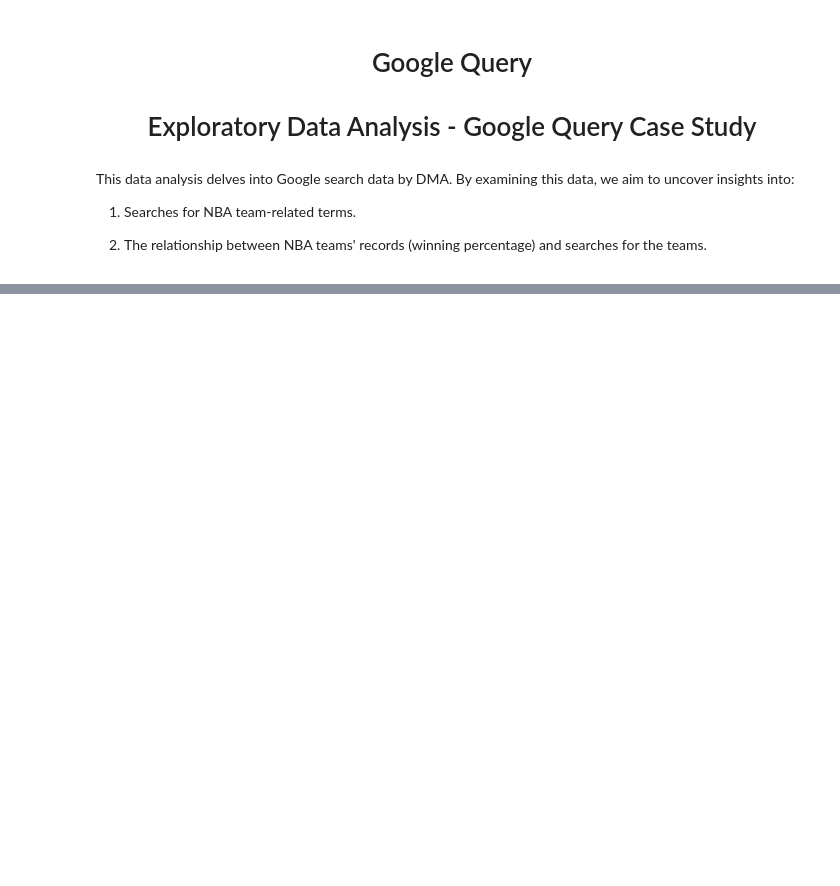
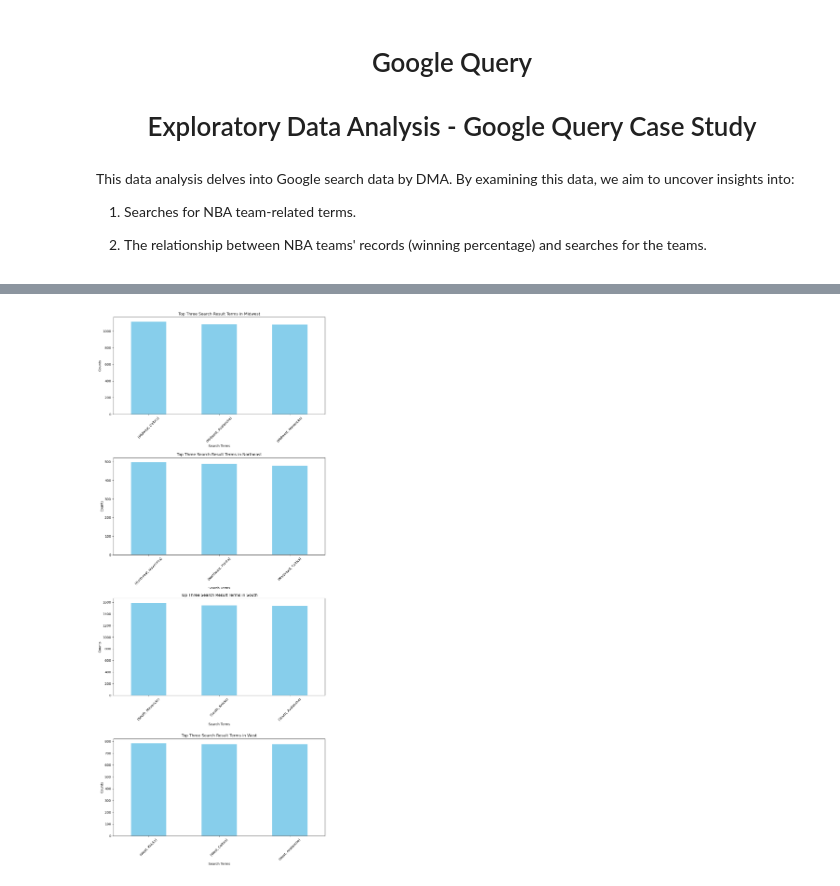
Before and after one commit to thaychansy/ucb-data-analytics-project1-group5, a Jupyter notebook: google_bi_query_lt_lg.ipynb, the cells around one changed output, grey strips where cells are left out. Cells and saved outputs as stored; diff of their text form; code cells hidden in the pictures; blank space fills up the shorter version.

```diff
--- a/google_bi_query_lt_lg.ipynb
+++ b/google_bi_query_lt_lg.ipynb
@@ -185,0 +131,17 @@ top_5s_df.head(20)
+# %%
+top_terms_by_region = google_queryDF.groupby('region')['term'].value_counts().groupby(level=0).head(3)
+
+# Plotting
+fig, axes = plt.subplots(nrows=len(top_terms_by_region.index.levels[0]), ncols=1, figsize=(10, 6 * len(top_terms_by_region.index.levels[0])))
+
+for i, (region, data) in enumerate(top_terms_by_region.groupby(level=0)):
+    ax = data.plot(kind='bar', ax=axes[i], color='skyblue')
+    ax.set_title(f'Top Three Search Result Terms in {region}')
+    ax.set_xlabel('Search Terms')
+    ax.set_ylabel('Counts')
+    ax.tick_params(axis='x', rotation=45)
+
+plt.tight_layout()
+plt.show()
+# %% [output]
+[figure, added]
```
Also changed, not shown: parts of 14 cells of this notebook.
